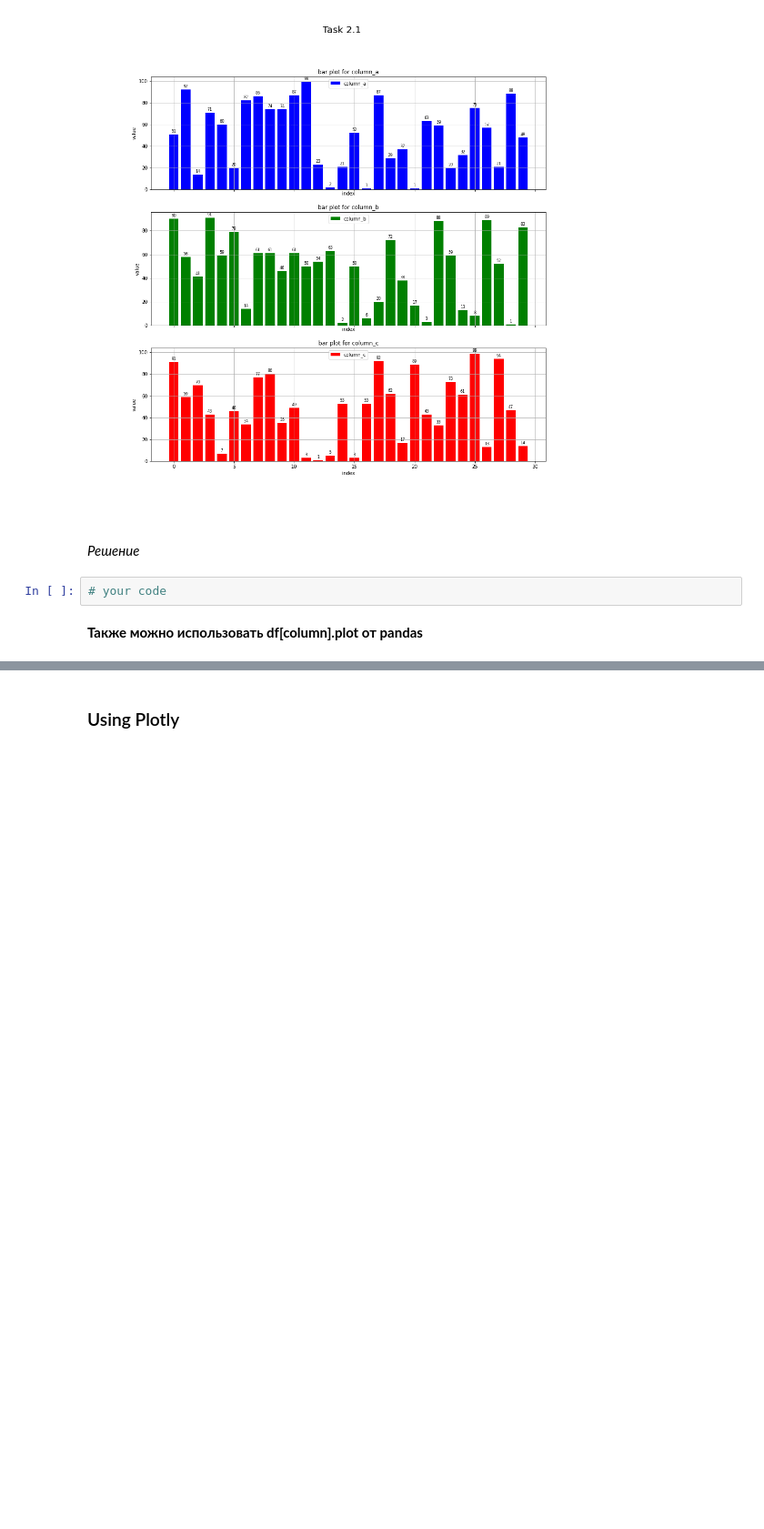
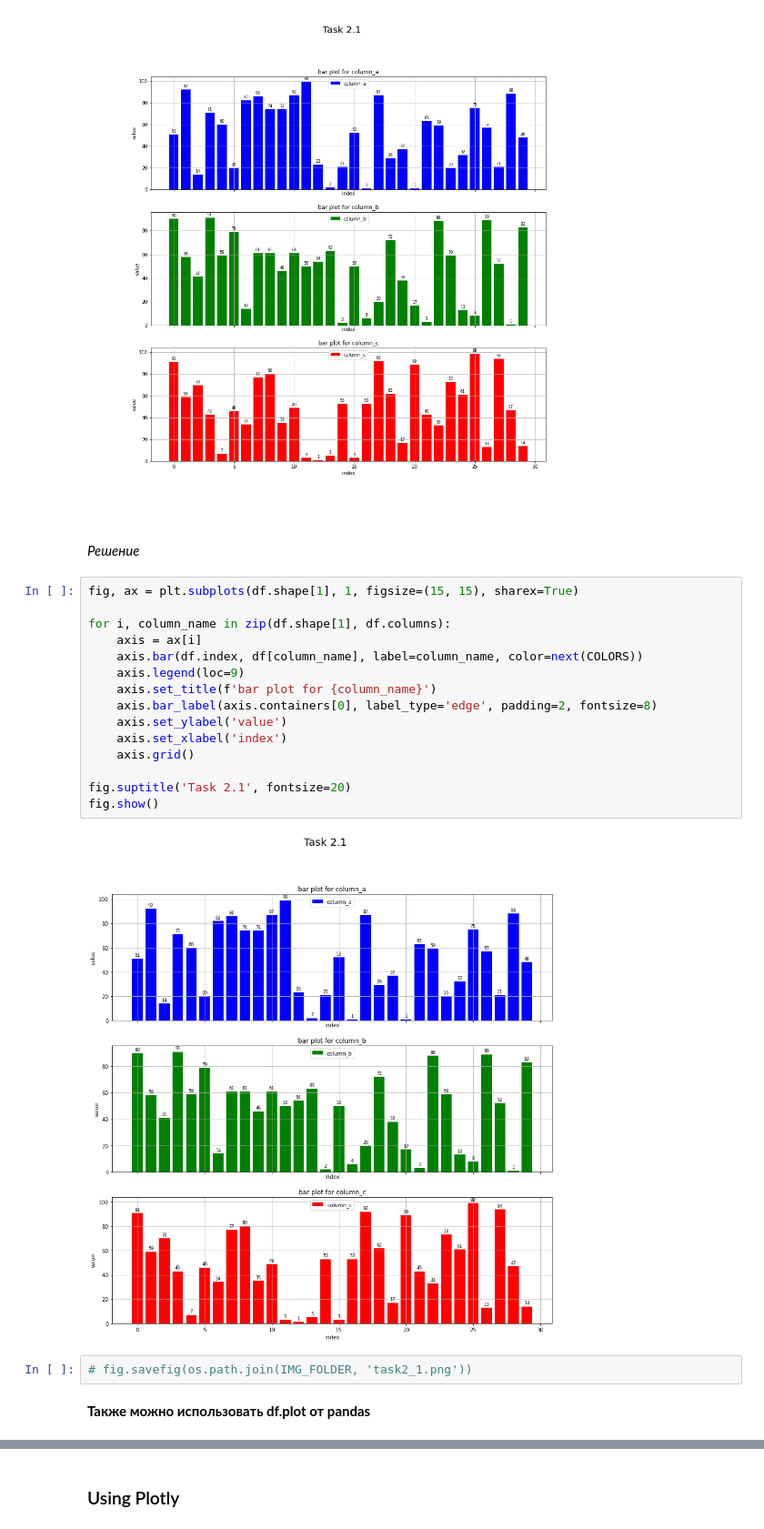
Before and after one commit to sanityseeker/lspy-2023, a Jupyter notebook: seminar_plots.ipynb, the cells around one changed output, grey strips where cells are left out. Shown at 91% size. Cells and saved outputs as stored; diff of their text form; blank space fills up the shorter version.

```diff
--- a/seminar_plots.ipynb
+++ b/seminar_plots.ipynb
@@ -217,7 +292,24 @@ Image(filename=os.path.join(IMG_FOLDER,'task2_1.png'))
 # %% [markdown]
 *Решение*
 # %%
-# your code
+fig, ax = plt.subplots(df.shape[1], 1, figsize=(15, 15), sharex=True)
+
+for i, column_name in zip(df.shape[1], df.columns):
+    axis = ax[i]
+    axis.bar(df.index, df[column_name], label=column_name, color=next(COLORS))
+    axis.legend(loc=9)
+    axis.set_title(f'bar plot for {column_name}')
+    axis.bar_label(axis.containers[0], label_type='edge', padding=2, fontsize=8)
+    axis.set_ylabel('value')
+    axis.set_xlabel('index')
+    axis.grid()
+
+fig.suptitle('Task 2.1', fontsize=20)
+fig.show()
+# %% [output]
+[figure, added]
+# %%
+# fig.savefig(os.path.join(IMG_FOLDER, 'task2_1.png'))
 # %% [markdown]
-**Также можно использовать df[column].plot от pandas**
+**Также можно использовать df.plot от pandas**
 # %%
```
Also changed, not shown: parts of 17 cells of this notebook, 1 other file.
